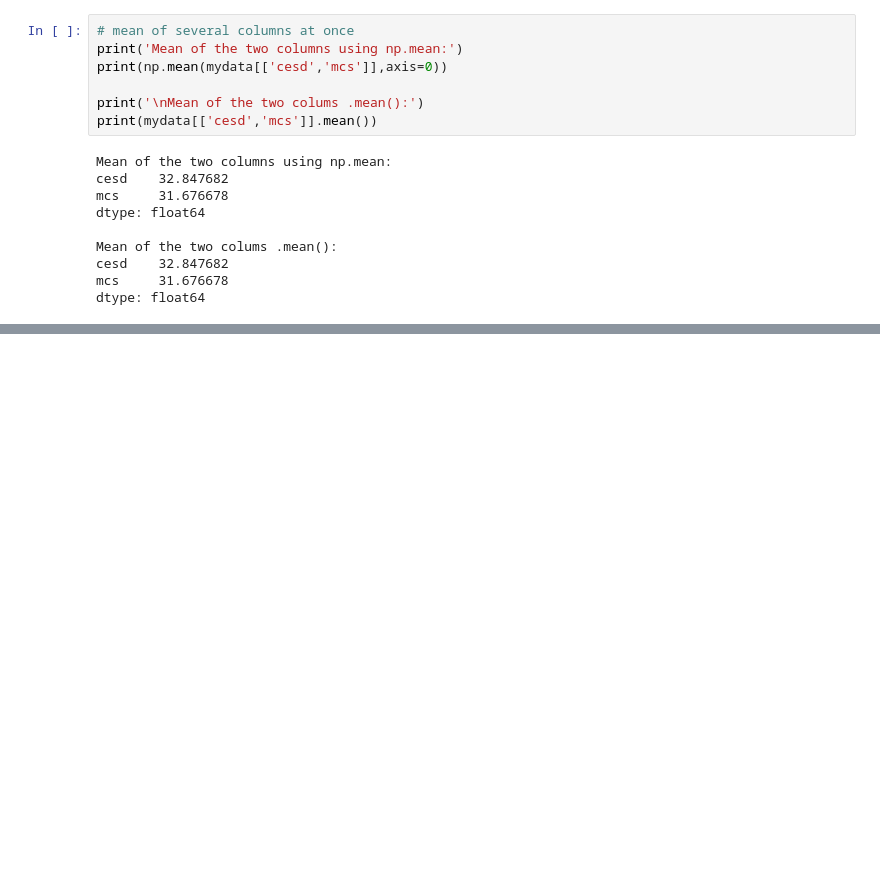
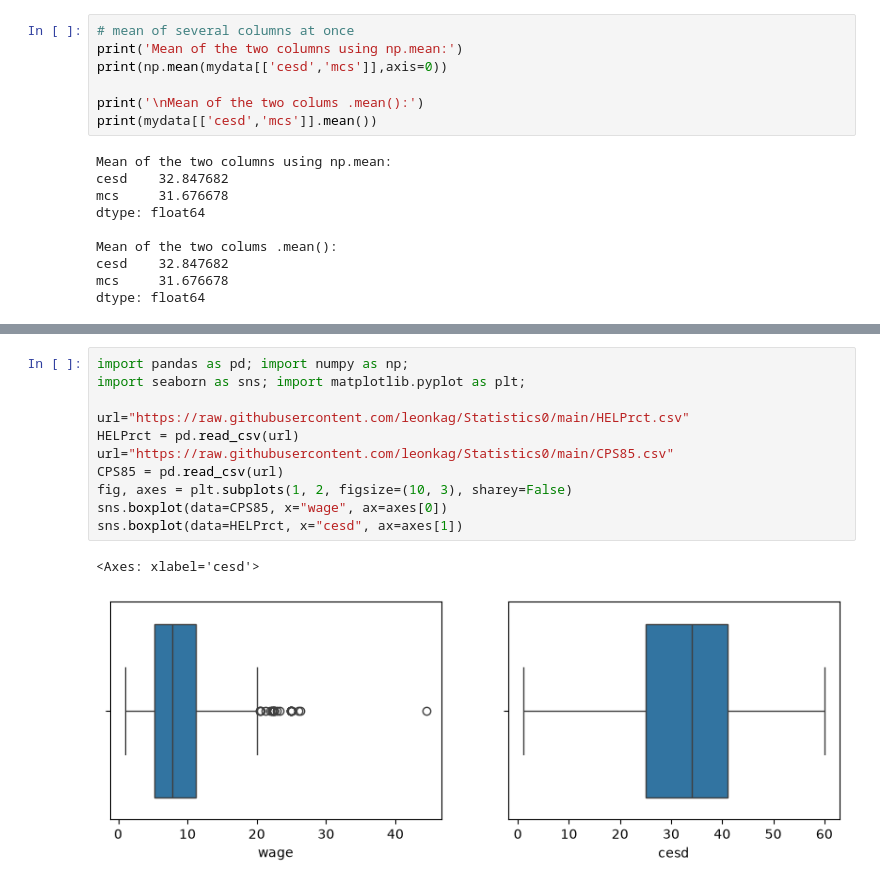
Before and after one commit to steffen-schlie/applied-stat-python, a Jupyter notebook: 2-descr-data-analysis.ipynb, the cells around one changed output, grey strips where cells are left out. Cells and saved outputs as stored; diff of their text form; blank space fills up the shorter version.

```diff
--- a/2-descr-data-analysis.ipynb
+++ b/2-descr-data-analysis.ipynb
@@ -69,0 +158,14 @@ dtype: float64
+# %%
+import pandas as pd; import numpy as np;
+import seaborn as sns; import matplotlib.pyplot as plt;
+
+url="https://raw.githubusercontent.com/leonkag/Statistics0/main/HELPrct.csv"
+HELPrct = pd.read_csv(url)
+url="https://raw.githubusercontent.com/leonkag/Statistics0/main/CPS85.csv"
+CPS85 = pd.read_csv(url)
+fig, axes = plt.subplots(1, 2, figsize=(10, 3), sharey=False)
+sns.boxplot(data=CPS85, x="wage", ax=axes[0])
+sns.boxplot(data=HELPrct, x="cesd", ax=axes[1])
+# %% [output]
+<Axes: xlabel='cesd'>
+[figure, added]
```
Also changed, not shown: parts of 15 cells of this notebook.
